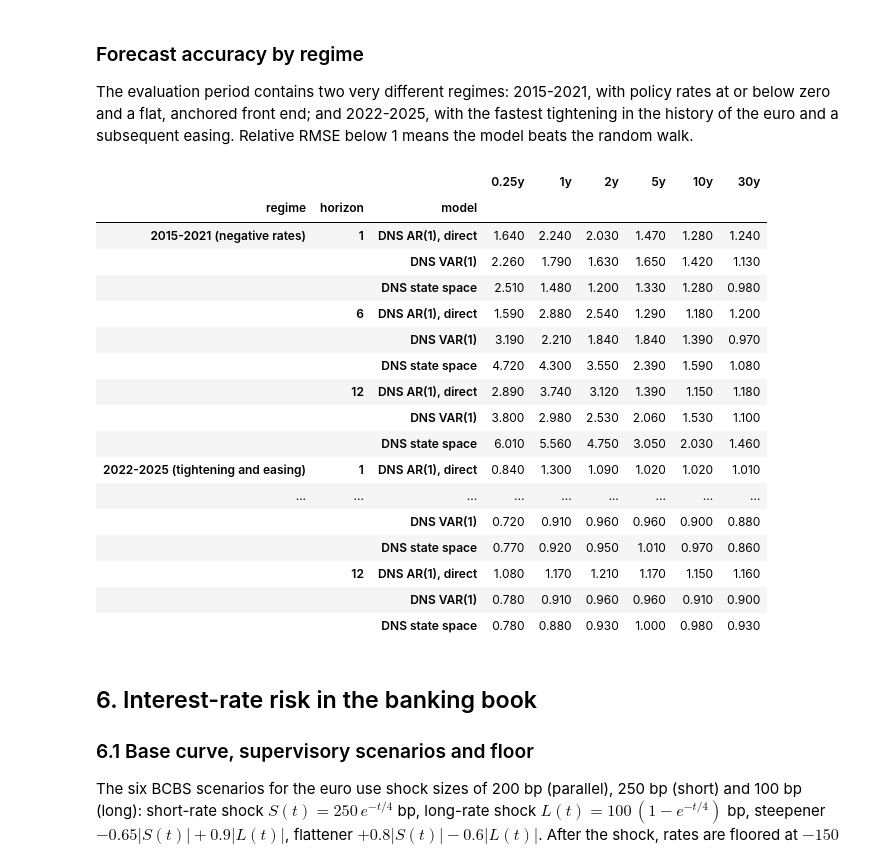
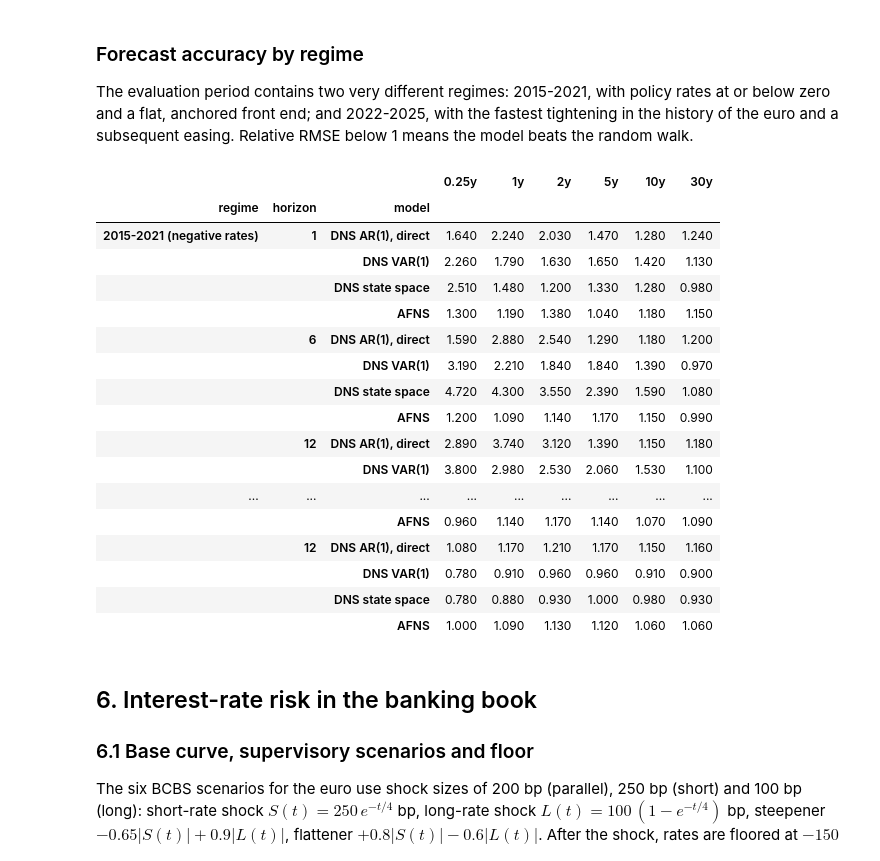
Before and after one commit to paolo993788/Quantitative-finance, a Jupyter notebook: notebooks/risk_measurement/yield_curve_dynamics_and_irrbb.ipynb, the cells around one changed output. Cells and saved outputs as stored; diff of their text form; code cells hidden in the pictures.

```diff
--- a/notebooks/risk_measurement/yield_curve_dynamics_and_irrbb.ipynb
+++ b/notebooks/risk_measurement/yield_curve_dynamics_and_irrbb.ipynb
@@ -398,0 +372,41 @@ Diebold-Mariano statistics (negative = model more accurate; * 5%, ** 1%)
+# %%
+t0 = time.perf_counter()
+fc = ts.recursive_forecasts(Y, FIRST_ORIGIN, HORIZONS)
+kfc = ts.recursive_kalman_forecasts(Y, FIRST_ORIGIN, HORIZONS, refit_every=REFIT_EVERY, common_h=True)
+afc = afns.recursive_forecasts(Y, FIRST_ORIGIN, HORIZONS, refit_every=REFIT_EVERY)
+print(f"forecasts computed in {time.perf_counter() - t0:.1f} s; {len(kfc['fits'])} + {len(afc['fits'])} maximum-likelihood "
+      f"re-estimations, all converged: {kfc['fits']['converged'].all() and afc['fits']['converged'].all()}")
+assert kfc["fits"]["converged"].all() and afc["fits"]["converged"].all()
+display(kfc["fits"][["lambda", "loglik"]].T)
+errors = {h: {**fc[h], "DNS state space": kfc[h].loc[fc[h]["random walk"].index],
+              "AFNS": afc[h].loc[fc[h]["random walk"].index]} for h in HORIZONS}
+MODELS = list(errors[1])
+
+def rmse(e):
+    return 100 * np.sqrt((e ** 2).mean())
+
+rows = []
+for h in HORIZONS:
+    for model in MODELS:
+        r = rmse(errors[h][model])[SHOW]
+        rows.append(pd.Series(r.to_numpy(), index=[f"{m:g}y" for m in SHOW], name=(h, model)))
+table = pd.DataFrame(rows)
+table.index = pd.MultiIndex.from_tuples(table.index, names=["horizon (months)", "model"])
+print(f"RMSE (bp); targets {errors[1]['random walk'].index[0]:%b %Y} - {errors[1]['random walk'].index[-1]:%b %Y}")
+display(table.round(1))
+
+def stars(p):
+    return "**" if p < 0.01 else "*" if p < 0.05 else ""
+
+dm_rows = []
+for h in HORIZONS:
+    for model in MODELS[1:]:
+        row = {}
+        for m in SHOW:
+            res = ts.diebold_mariano(errors[h][model][m], errors[h]["random walk"][m], horizon=h)
+            row[f"{m:g}y"] = f"{res['statistic']:+.2f}{stars(res['p_value'])}"
+        dm_rows.append(pd.Series(row, name=(h, model)))
+dm = pd.DataFrame(dm_rows)
+dm.index = pd.MultiIndex.from_tuples(dm.index, names=["horizon (months)", "model vs random walk"])
+print("Diebold-Mariano statistics (negative = model more accurate; * 5%, ** 1%)")
+display(dm)
@@ -409,47 +461,47 @@ for regime, (a, b) in REGIMES.items():
     for h in HORIZONS:
         rw = rmse(errors[h]["random walk"].loc[a:b])
         for model in MODELS[1:]:
             r = rmse(errors[h][model].loc[a:b]) / rw
             rel_rows.append(pd.Series(r[SHOW].to_numpy(), index=[f"{m:g}y" for m in SHOW], name=(regime, h, model)))
 rel = pd.DataFrame(rel_rows)
 rel.index = pd.MultiIndex.from_tuples(rel.index, names=["regime", "horizon", "model"])
 display(rel.round(2))
 
 fig, axes = plt.subplots(1, 2, figsize=(13, 4), sharey=True)
 for ax, regime in zip(axes, REGIMES):
     sub = rel.xs((regime, 12), level=("regime", "horizon"))
     for model, row in sub.iterrows():
         ax.plot(SHOW, row.to_numpy(), marker="o", ms=4, label=model)
     ax.axhline(1, color=NOTEBOOK["axis"], lw=1.0)
     ax.set_xscale("log")
     ax.set_xticks(SHOW, [f"{m:g}y" for m in SHOW])
     ax.set(title=regime, xlabel="maturity")
 axes[0].set_ylabel("12-month RMSE / random walk RMSE")
 first, second = list(REGIMES)
 best = {regime: rel.xs((regime, 12), level=("regime", "horizon")).min().min() for regime in (first, second)}
 figure_headline(fig, f"12-month forecasts against the random walk: best ratio {best[first]:.2f} in {first[:9]}, "
                      f"{best[second]:.2f} in {second[:9]} (below 1 = better)")
-fig.legend(*axes[0].get_legend_handles_labels(), loc="outside lower center", ncol=3)
+fig.legend(*axes[0].get_legend_handles_labels(), loc="outside lower center", ncol=4)
 fig.savefig(OUTPUT_DIR / "forecast_regimes.png", dpi=150)
 # %% [output]
 |  |  |  | 0.25y | 1y | 2y | 5y | 10y | 30y |
 | regime | horizon | model |  |  |  |  |  |  |
 | 2015-2021 (negative rates) | 1 | DNS AR(1), direct | 1.640 | 2.240 | 2.030 | 1.470 | 1.280 | 1.240 |
 |  |  | DNS VAR(1) | 2.260 | 1.790 | 1.630 | 1.650 | 1.420 | 1.130 |
 |  |  | DNS state space | 2.510 | 1.480 | 1.200 | 1.330 | 1.280 | 0.980 |
+|  |  | AFNS | 1.300 | 1.190 | 1.380 | 1.040 | 1.180 | 1.150 |
 |  | 6 | DNS AR(1), direct | 1.590 | 2.880 | 2.540 | 1.290 | 1.180 | 1.200 |
 |  |  | DNS VAR(1) | 3.190 | 2.210 | 1.840 | 1.840 | 1.390 | 0.970 |
 |  |  | DNS state space | 4.720 | 4.300 | 3.550 | 2.390 | 1.590 | 1.080 |
+|  |  | AFNS | 1.200 | 1.090 | 1.140 | 1.170 | 1.150 | 0.990 |
 |  | 12 | DNS AR(1), direct | 2.890 | 3.740 | 3.120 | 1.390 | 1.150 | 1.180 |
 |  |  | DNS VAR(1) | 3.800 | 2.980 | 2.530 | 2.060 | 1.530 | 1.100 |
-|  |  | DNS state space | 6.010 | 5.560 | 4.750 | 3.050 | 2.030 | 1.460 |
-| 2022-2025 (tightening and easing) | 1 | DNS AR(1), direct | 0.840 | 1.300 | 1.090 | 1.020 | 1.020 | 1.010 |
 | ... | ... | ... | ... | ... | ... | ... | ... | ... |
-|  |  | DNS VAR(1) | 0.720 | 0.910 | 0.960 | 0.960 | 0.900 | 0.880 |
-|  |  | DNS state space | 0.770 | 0.920 | 0.950 | 1.010 | 0.970 | 0.860 |
+|  |  | AFNS | 0.960 | 1.140 | 1.170 | 1.140 | 1.070 | 1.090 |
 |  | 12 | DNS AR(1), direct | 1.080 | 1.170 | 1.210 | 1.170 | 1.150 | 1.160 |
 |  |  | DNS VAR(1) | 0.780 | 0.910 | 0.960 | 0.960 | 0.910 | 0.900 |
 |  |  | DNS state space | 0.780 | 0.880 | 0.930 | 1.000 | 0.980 | 0.930 |
+|  |  | AFNS | 1.000 | 1.090 | 1.130 | 1.120 | 1.060 | 1.060 |
 # %% [markdown]
 ## 6. Interest-rate risk in the banking book
 
```
Also changed, not shown: parts of 7 cells of this notebook, 4 other files.
